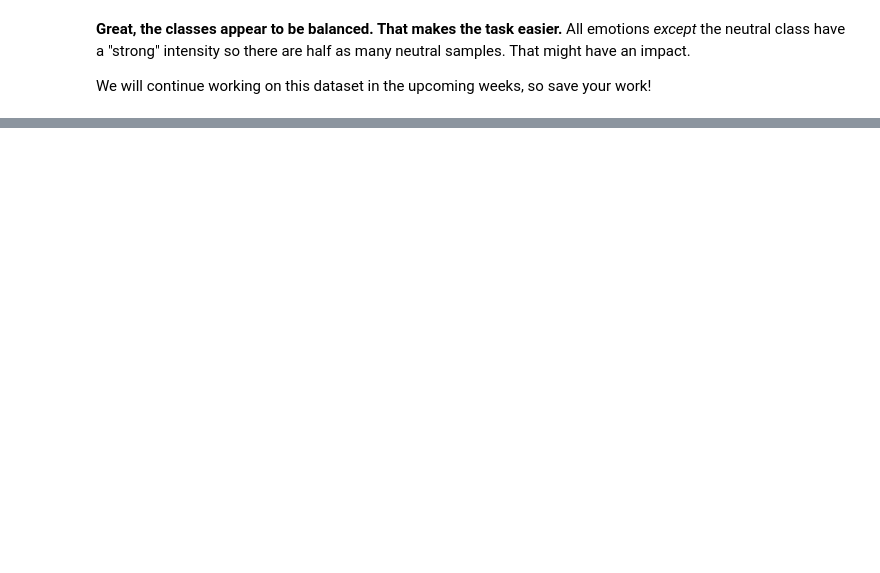
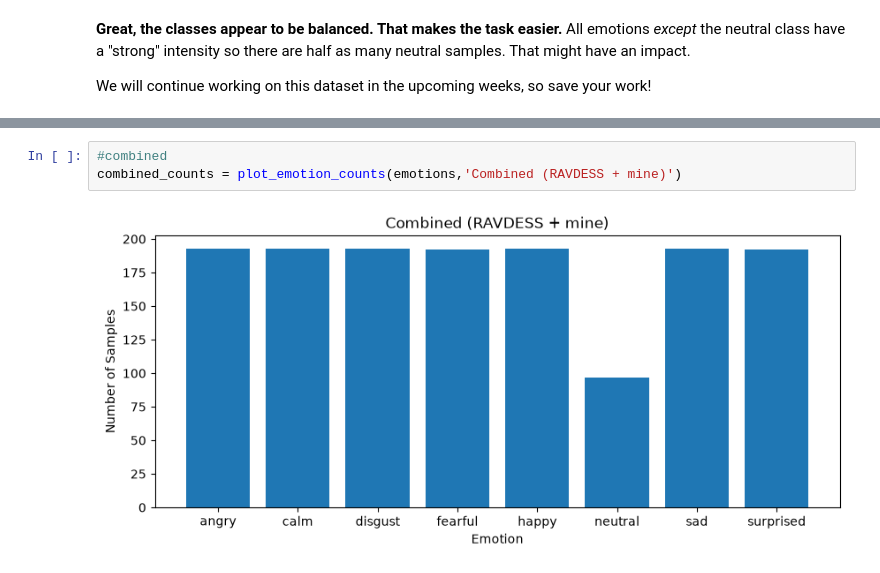
Before and after one commit to aleeza-ahmed/Week2-DataPreprocessing, a Jupyter notebook: Week 2.ipynb, the cells around one changed output, grey strips where cells are left out. Drawn from its saved outputs; the diff is of its cells as text; blank space fills up the shorter version.

```diff
--- a/Week 2.ipynb
+++ b/Week 2.ipynb
@@ -759,0 +792,5 @@ We will continue working on this dataset in the upcoming weeks, so save your wor
+# %%
+#combined
+combined_counts = plot_emotion_counts(emotions,'Combined (RAVDESS + mine)')
+# %% [output]
+[figure, added]
```
Also changed, not shown: parts of 12 cells of this notebook.
